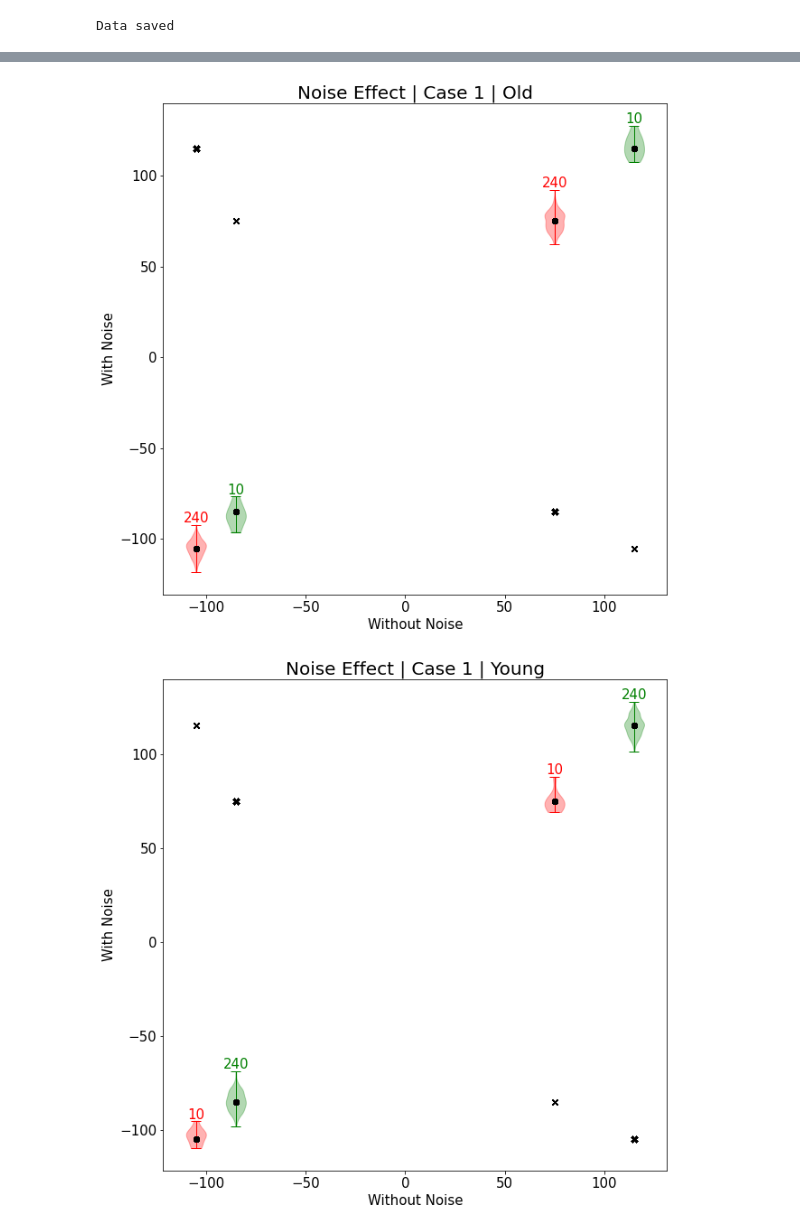
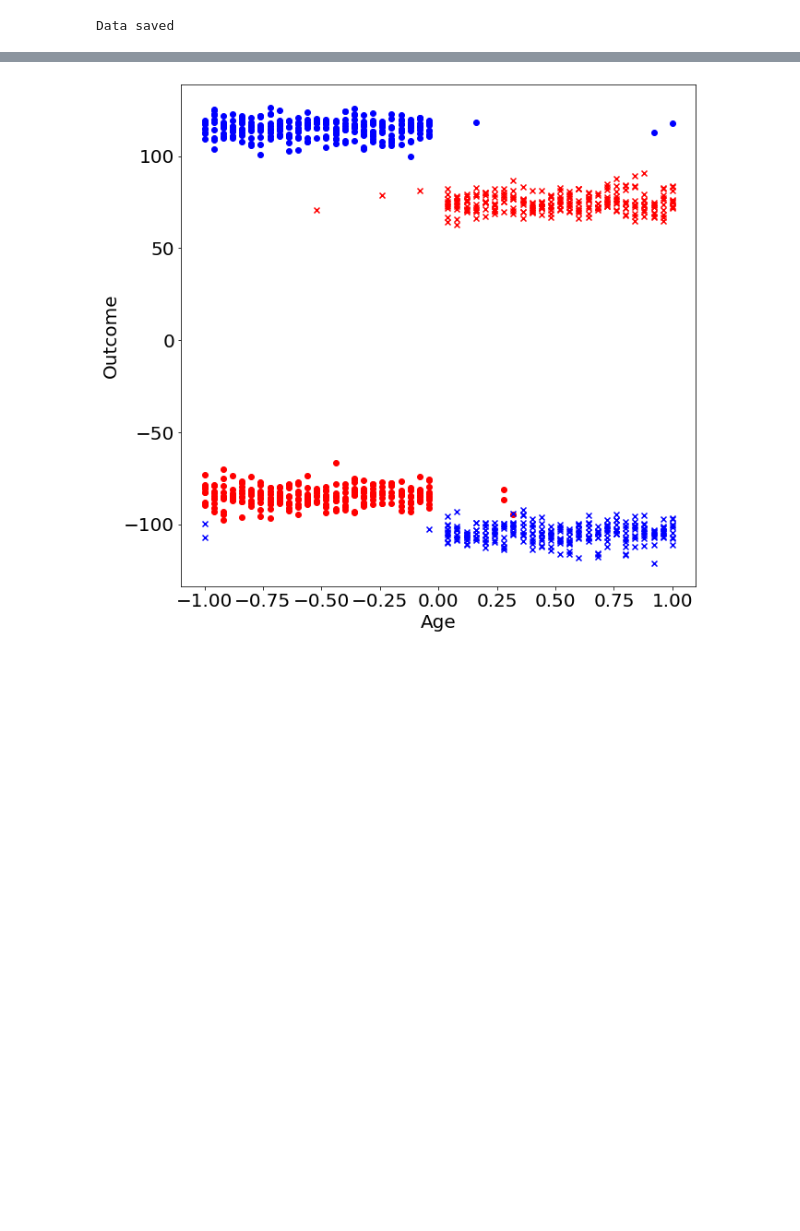
Before and after one commit to neko2048/counterfactual, a Jupyter notebook: DataGenerate_Fin.ipynb, the cells around one changed output, grey strips where cells are left out. Saved outputs shown, nothing was run; the diff lists cells and outputs as text; code cells hidden in the pictures; blank space fills up the shorter version.

```diff
--- a/DataGenerate_Fin.ipynb
+++ b/DataGenerate_Fin.ipynb
@@ -71,10 +73,10 @@ oldAge = dataGenerator.getAge(ageType=1)
 # %%
-oldData = np.vstack((oldT, oldAge, oldSex)).T
+oldData = np.vstack((oldT, oldAge, oldAgeTag, oldSex)).T
 oldData = pd.DataFrame(oldData)
-oldData = oldData.rename(columns={0:'T', 1:'Age', 2:'Sex'})
+oldData = oldData.rename(columns={0:'T', 1:'Age', 2:'AgeTag', 3:'Sex'})
 oldData = oldData.sample(frac=1)
 
-youngData = np.vstack((youngT, youngAge, youngSex)).T
+youngData = np.vstack((youngT, youngAge, youngAgeTag, youngSex)).T
 youngData = pd.DataFrame(youngData)
-youngData = youngData.rename(columns={0:'T', 1:'Age', 2:'Sex'})
+youngData = youngData.rename(columns={0:'T', 1:'Age', 2:'AgeTag', 3:'Sex'})
 youngData = youngData.sample(frac=1)
@@ -298,13 +329,40 @@ def drawOutcomesVersusRandom(data, yType, title):
     if title:
         plt.title("Noise Effect | Case {} | {}".format(yType, title), fontsize=20)
     plt.show()
+# %%
+def drawOutcomes(data, yType):
+    yClass = 'y{}'.format(yType)
+    fig, axs = plt.subplots(1, 1, figsize=(10, 10))
+    # treat & male
+    condition = np.logical_and(data['T']==1, data['Sex']==1)
+    plt.scatter(data['Age'][condition], data[yClass][condition], color='blue')
+    # treat & female
+    condition = np.logical_and(data['T']==1, data['Sex']==-1)
+    plt.scatter(data['Age'][condition], data[yClass][condition], color='red')
+    # untreat & male
+    condition = np.logical_and(data['T']==-1, data['Sex']==1)
+    plt.scatter(data['Age'][condition], data[yClass][condition], color='blue', marker='x')
+    # untreat & female
+    condition = np.logical_and(data['T']==-1, data['Sex']==-1)
+    plt.scatter(data['Age'][condition], data[yClass][condition], color='red', marker='x')
+
+    xAmplitude = (np.max(data['Age']) - np.min(data['Age']))/2
+    plt.xlim(np.min(data['Age'])-(xAmplitude)*0.1, np.max(data['Age'])+(xAmplitude)*0.1)
+    yAmplitude = (np.max(data[yClass]) - np.min(data[yClass]))/2
+    plt.ylim(np.min(data[yClass])-(yAmplitude)*0.1, np.max(data[yClass])+(yAmplitude)*0.1)
+
+    plt.xlabel('Age', fontsize=20)
+    plt.xticks(fontsize=20)
+    plt.ylabel('Outcome', fontsize=20)
+    plt.yticks(fontsize=20)
+    plt.show()
 # %%
 # ========== draw noise effect on origin  y==========
 if doDraw:
     yType = '1'
-    drawOutcomesVersusRandom(oldData, yType=yType, title='Old')
-    drawOutcomesVersusRandom(youngData, yType=yType, title='Young')
-    drawOutcomesVersusRandom(totalData, yType=yType, title='Total')
+    #drawOutcomesVersusRandom(oldData, yType=yType, title='Old')
+    #drawOutcomesVersusRandom(youngData, yType=yType, title='Young')
+    #drawOutcomesVersusRandom(totalData, yType=yType, title='Total')
+    drawOutcomes(totalData, yType=yType)
 # %% [output]
-[figure, old version]
+[figure, new version]
-[figure, removed]
```
Also changed, not shown: parts of 14 cells of this notebook, 5 other files.
